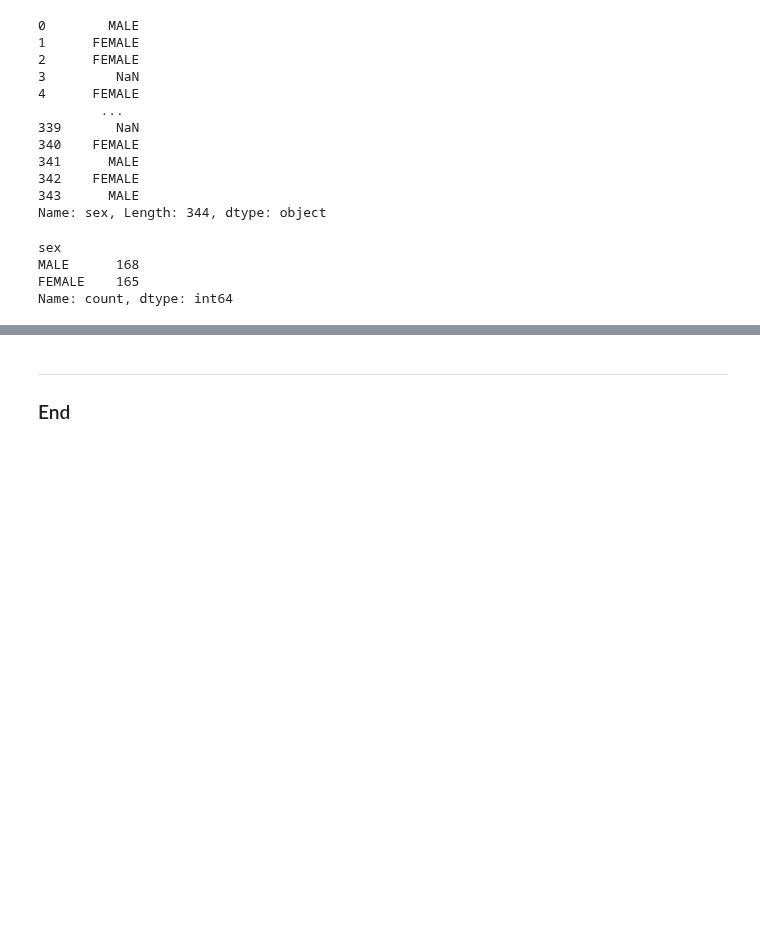
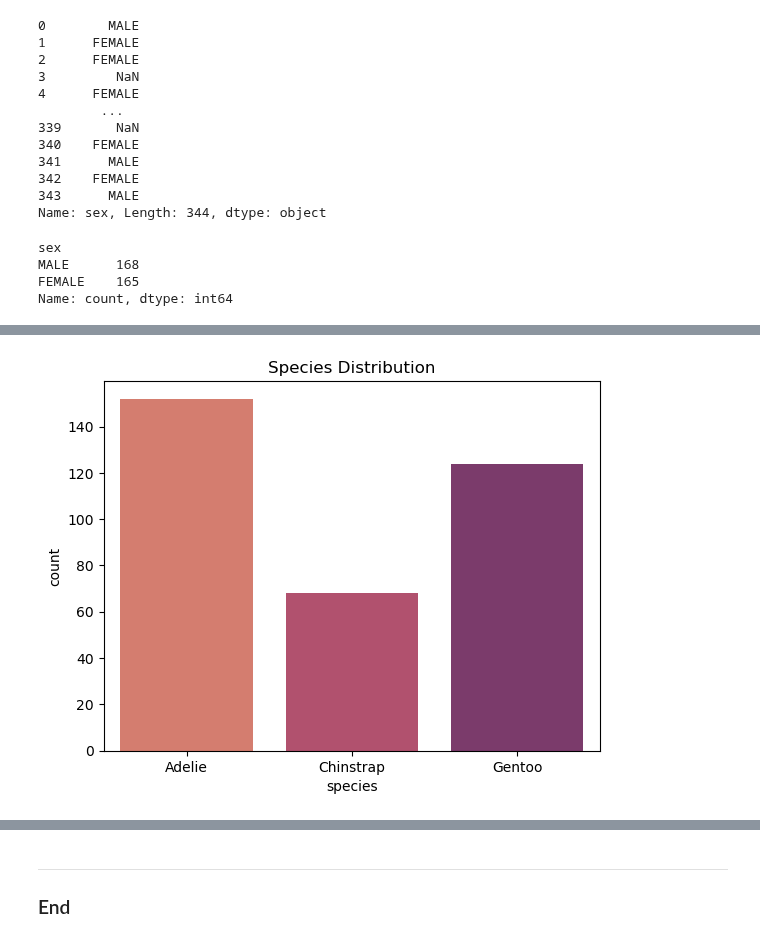
Before and after one commit to briannemcgrath/Principles-of-Data-Analytics, a Jupyter notebook: penguins.ipynb, the cells around one changed output, grey strips where cells are left out. Saved outputs shown, nothing was run; the diff lists cells and outputs as text; code cells hidden in the pictures; blank space fills up the shorter version.

```diff
--- a/penguins.ipynb
+++ b/penguins.ipynb
@@ -131,0 +163,7 @@ $\sum_{i=0}^{n-1} i$
+# %%
+#Display a Bar Chart of Species Distribution.
+sns.countplot(x='species', data=df, palette='flare')
+plt.title('Species Distribution')
+plt.show()
+# %% [output]
+[figure, added]
```
Also changed, not shown: parts of 16 cells of this notebook, 2 other files.
